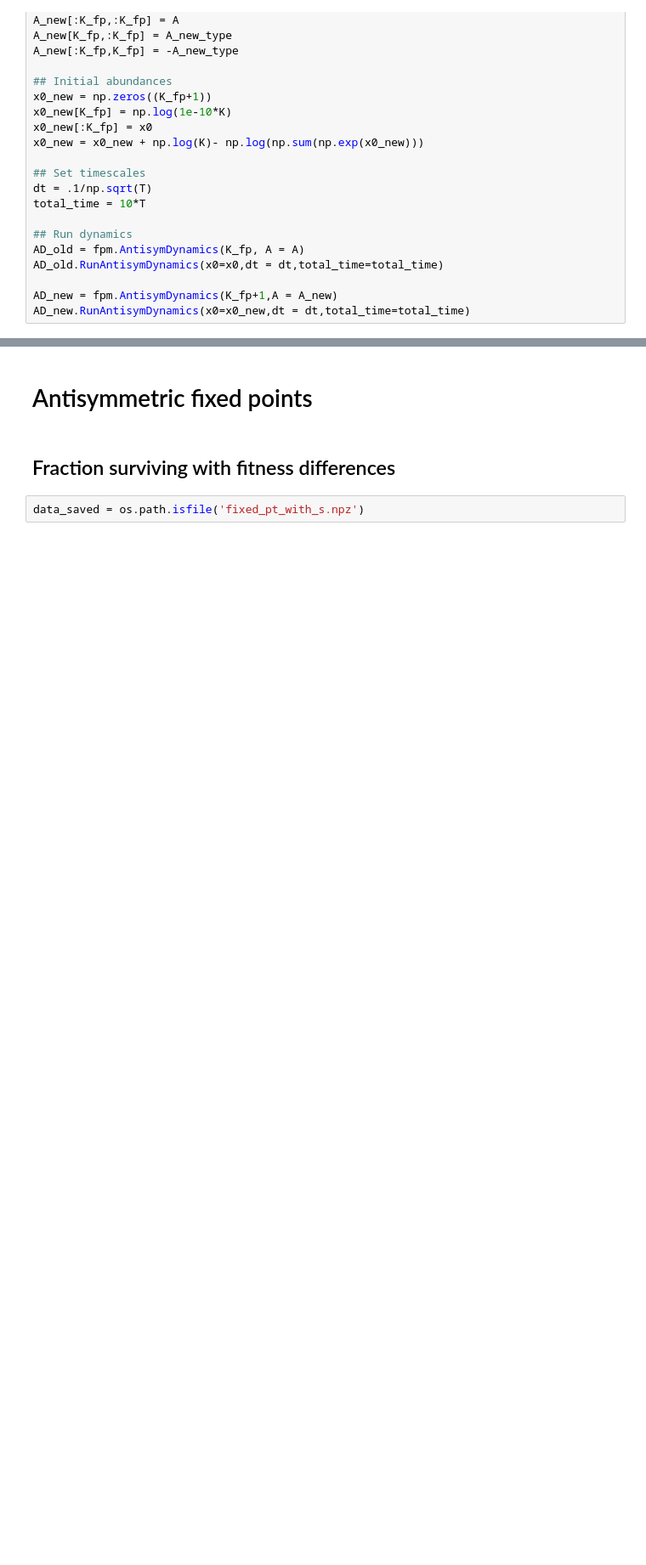
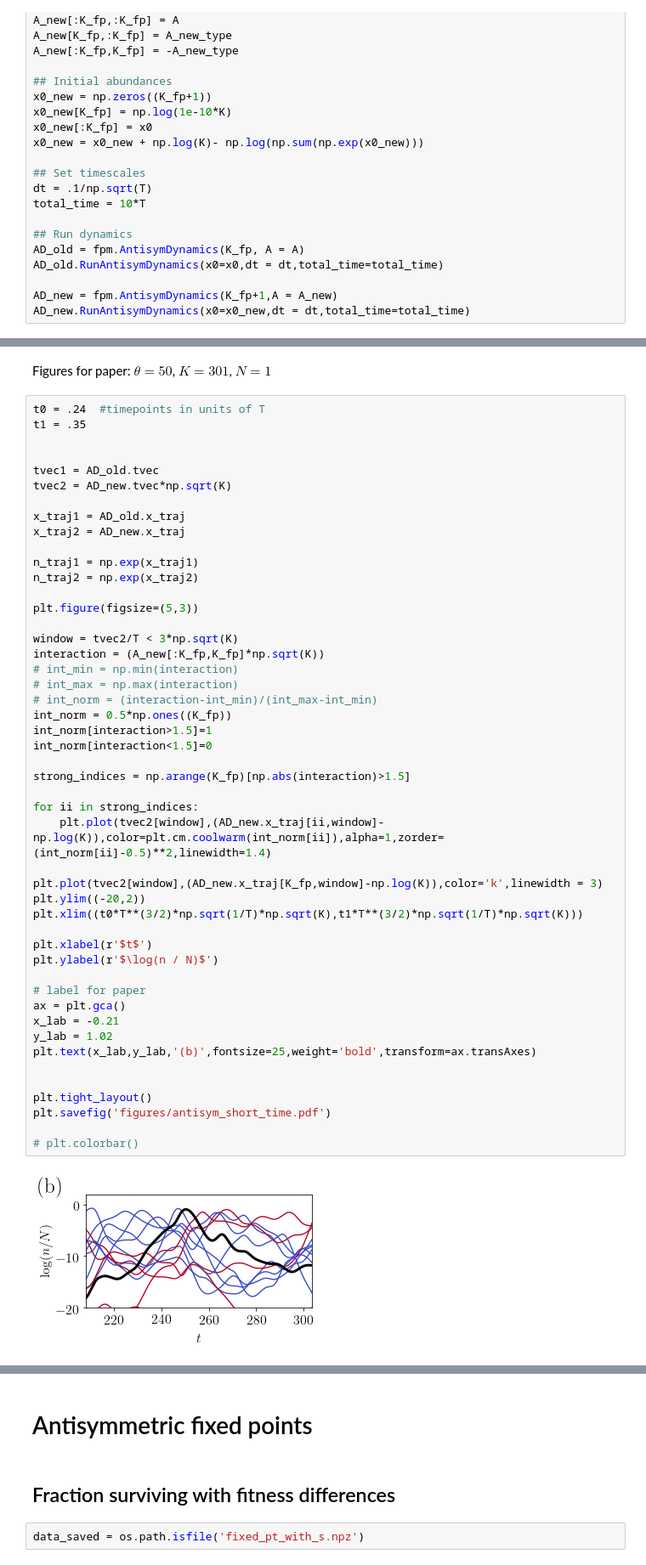
Before and after one commit to eco-theory/Island-eco-figures, a Jupyter notebook: Figure_plotting_2019_02.ipynb, the cells around one changed output, grey strips where cells are left out. Shown at 85% size. Saved outputs shown, nothing was run; the diff lists cells and outputs as text; blank space fills up the shorter version.

```diff
--- a/Figure_plotting_2019_02.ipynb
+++ b/Figure_plotting_2019_02.ipynb
@@ -268,0 +270,52 @@ plt.tight_layout()
+# %% [markdown]
+Figures for paper: $\theta = 50$, $K = 301$, $N = 1$
+# %%
+t0 = .24  #timepoints in units of T
+t1 = .35
+
+
+tvec1 = AD_old.tvec
+tvec2 = AD_new.tvec*np.sqrt(K)
+
+x_traj1 = AD_old.x_traj
+x_traj2 = AD_new.x_traj
+
+n_traj1 = np.exp(x_traj1)
+n_traj2 = np.exp(x_traj2)
+
+plt.figure(figsize=(5,3))
+
+window = tvec2/T < 3*np.sqrt(K)
+interaction = (A_new[:K_fp,K_fp]*np.sqrt(K))
+# int_min = np.min(interaction)
+# int_max = np.max(interaction)
+# int_norm = (interaction-int_min)/(int_max-int_min)
+int_norm = 0.5*np.ones((K_fp))
+int_norm[interaction>1.5]=1
+int_norm[interaction<1.5]=0
+
+strong_indices = np.arange(K_fp)[np.abs(interaction)>1.5]
+
+for ii in strong_indices:
+    plt.plot(tvec2[window],(AD_new.x_traj[ii,window]-np.log(K)),color=plt.cm.coolwarm(int_norm[ii]),alpha=1,zorder=(int_norm[ii]-0.5)**2,linewidth=1.4)
+
+plt.plot(tvec2[window],(AD_new.x_traj[K_fp,window]-np.log(K)),color='k',linewidth = 3)
+plt.ylim((-20,2))
+plt.xlim((t0*T**(3/2)*np.sqrt(1/T)*np.sqrt(K),t1*T**(3/2)*np.sqrt(1/T)*np.sqrt(K)))
+
+plt.xlabel(r'$t$')
+plt.ylabel(r'$\log(n / N)$')
+
+# label for paper
+ax = plt.gca()
+x_lab = -0.21
+y_lab = 1.02
+plt.text(x_lab,y_lab,'(b)',fontsize=25,weight='bold',transform=ax.transAxes)
+
+
+plt.tight_layout()
+plt.savefig('figures/antisym_short_time.pdf')
+
+# plt.colorbar()
+# %% [output]
+[figure, added]
```
Also changed, not shown: parts of 12 cells of this notebook, 1 other file.
